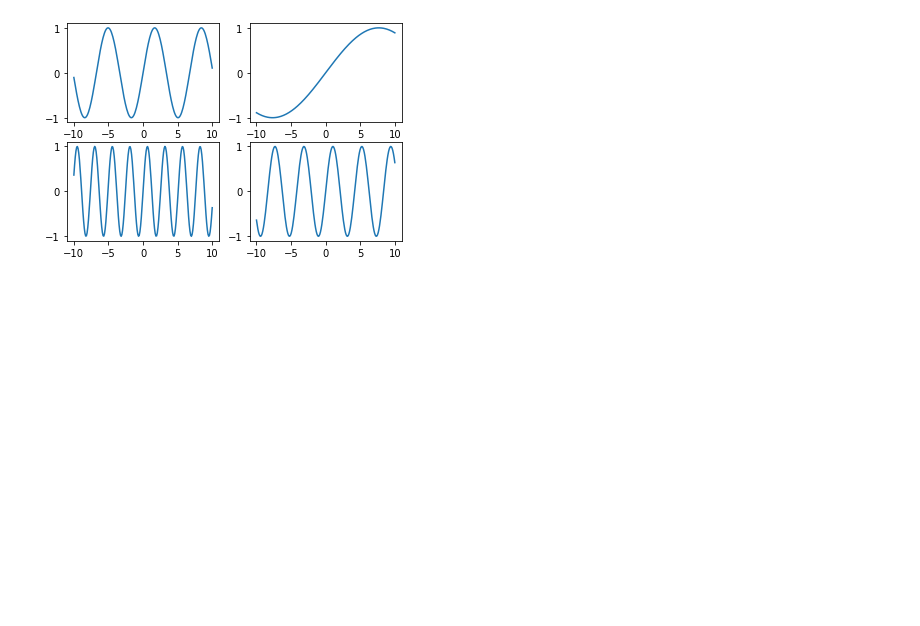
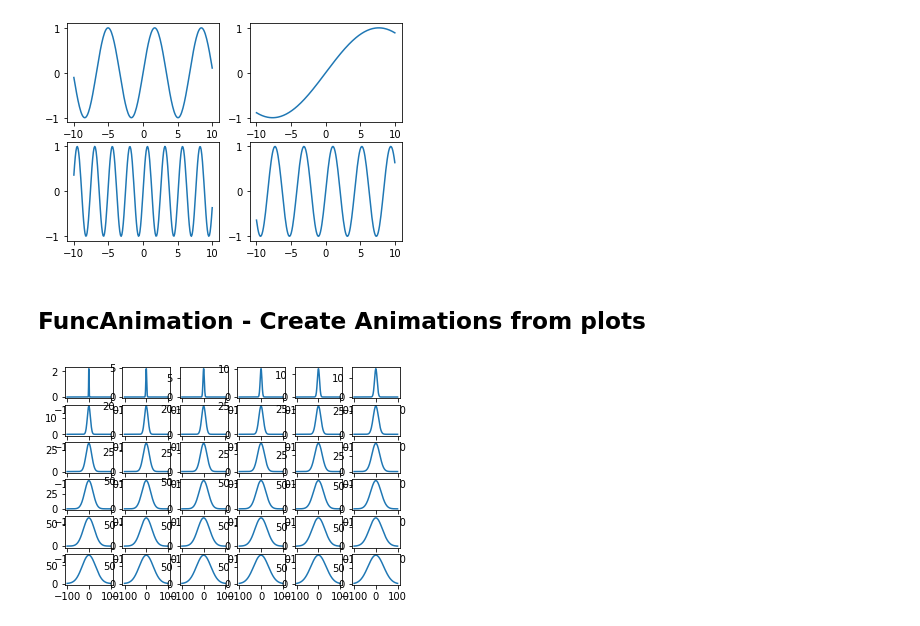
Before and after one commit to roman91DE/machine-learning, a Jupyter notebook: matplotlib_tutorial.ipynb, the cells around one changed output. Drawn from its saved outputs; the diff is of its cells as text; code cells hidden in the pictures; blank space fills up the shorter version.

```diff
--- a/matplotlib_tutorial.ipynb
+++ b/matplotlib_tutorial.ipynb
@@ -135,3 +135,5 @@ my_plotter(ax3, x, np.sin(random() * np.pi * x))
 my_plotter(ax4, x, np.sin(random() * np.e * x))
 # %% [output]
 [figure]
+# %% [markdown]
+## FuncAnimation - Create Animations from plots
@@ -137,0 +142,22 @@ my_plotter(ax4, x, np.sin(random() * np.e * x))
+# %%
+def gauss(x, m, s):
+    return (
+        (s * np.sqrt(2 * np.pi)) * np.exp(
+            (-0.5) * (((x - m) ** 2) / s ** 2)
+        )
+    )
+# %%
+fig, axes = plt.subplots(nrows=6, ncols=6)
+
+x = np.linspace(-100,100,200)
+mean = 0
+std = 1
+
+for row in axes:
+    for ax in row:
+        ax.plot(x, gauss(x,mean, std), label=f"s={std}")
+        std += 1
+
+#fig.legend()
+# %% [output]
+[figure, added]
```
Also changed, not shown: parts of 1 cell of this notebook.
